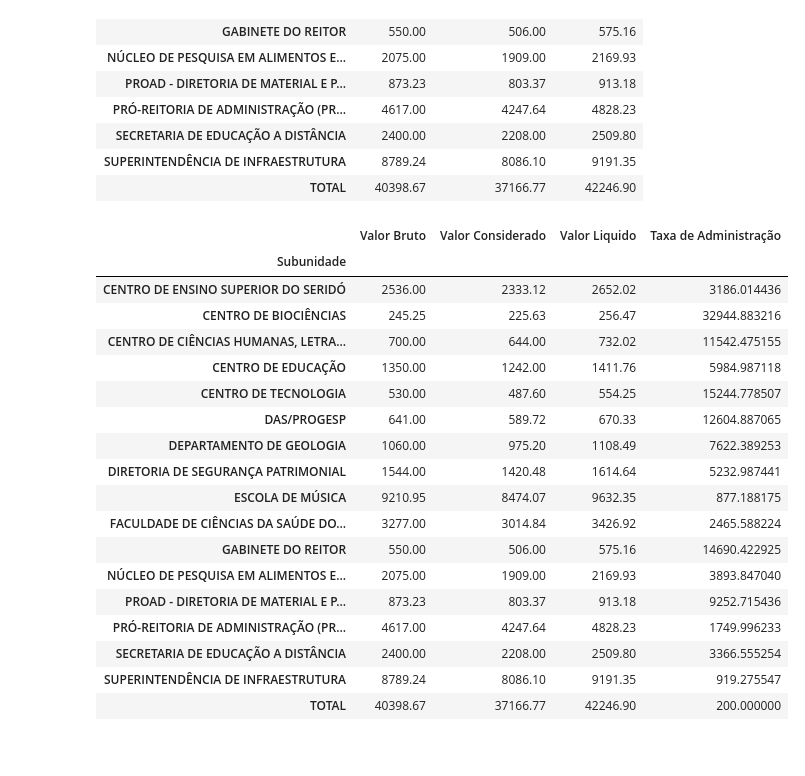
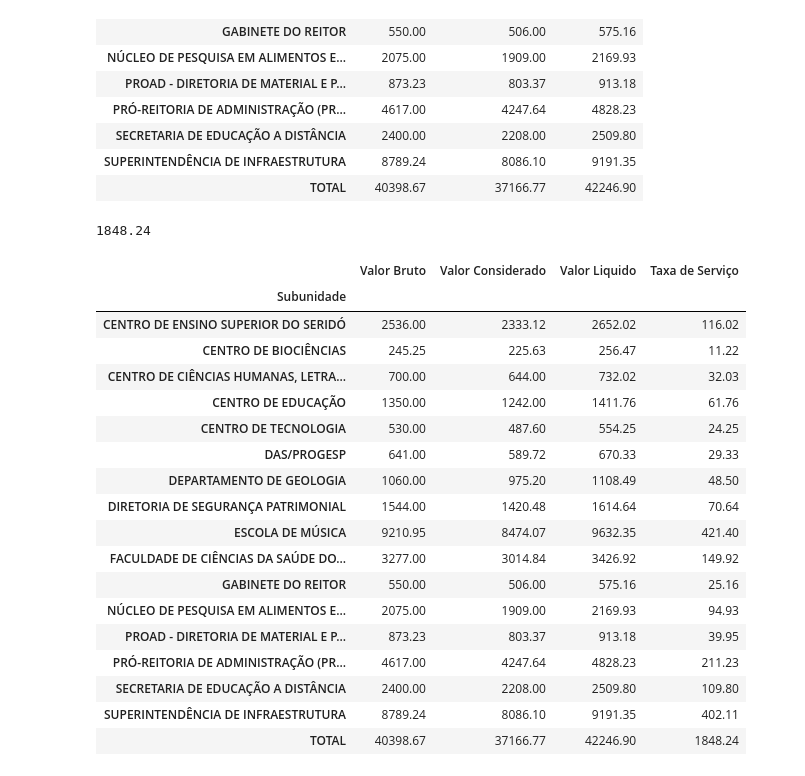
Before and after one commit to andersongiulliano/curso_extensao_pandas, a Jupyter notebook: Terceiro_exemplo_de_manipulação_de_dados_usando_Python_Pandas.ipynb, the cells around one changed output. Saved outputs shown, nothing was run; the diff lists cells and outputs as text; code cells hidden in the pictures.

```diff
--- a/Terceiro_exemplo_de_manipulação_de_dados_usando_Python_Pandas.ipynb
+++ b/Terceiro_exemplo_de_manipulação_de_dados_usando_Python_Pandas.ipynb
@@ -105,31 +105,31 @@ display(soma_serv)
 | SUPERINTENDÊNCIA DE INFRAESTRUTURA | 8789.24 | 8086.10 | 9191.35 |
 | TOTAL | 40398.67 | 37166.77 | 42246.90 |
 # %%
-# Calcular a taxa de serviço em um nova coluna distribuído proporcionalmente por suubnidade
+# Calcular a taxa de serviço em um nova coluna distribuído proporcionalmente por subunidade
 
-soma_serv['Taxa de Administração'] = soma_serv['Valor Considerado'].sum(axis = 0)/soma_serv['Valor Considerado']*100
+taxa = float(input())
 
-
-
+soma_serv['Taxa de Serviço'] = (soma_serv['Valor Considerado']/soma_serv['Valor Considerado'].iloc[-1]*taxa ).round(2)
 
 display(soma_serv)
 # %% [output]
+1848.24
-|  | Valor Bruto | Valor Considerado | Valor Liquido | Taxa de Administração |
+|  | Valor Bruto | Valor Considerado | Valor Liquido | Taxa de Serviço |
 | Subunidade |  |  |  |  |
-| CENTRO DE ENSINO SUPERIOR DO SERIDÓ | 2536.00 | 2333.12 | 2652.02 | 3186.014436 |
-| CENTRO DE BIOCIÊNCIAS | 245.25 | 225.63 | 256.47 | 32944.883216 |
-| CENTRO DE CIÊNCIAS HUMANAS, LETRA... | 700.00 | 644.00 | 732.02 | 11542.475155 |
-| CENTRO DE EDUCAÇÃO | 1350.00 | 1242.00 | 1411.76 | 5984.987118 |
-| CENTRO DE TECNOLOGIA | 530.00 | 487.60 | 554.25 | 15244.778507 |
-| DAS/PROGESP | 641.00 | 589.72 | 670.33 | 12604.887065 |
-| DEPARTAMENTO DE GEOLOGIA | 1060.00 | 975.20 | 1108.49 | 7622.389253 |
-| DIRETORIA DE SEGURANÇA PATRIMONIAL | 1544.00 | 1420.48 | 1614.64 | 5232.987441 |
-| ESCOLA DE MÚSICA | 9210.95 | 8474.07 | 9632.35 | 877.188175 |
-| FACULDADE DE CIÊNCIAS DA SAÚDE DO... | 3277.00 | 3014.84 | 3426.92 | 2465.588224 |
-| GABINETE DO REITOR | 550.00 | 506.00 | 575.16 | 14690.422925 |
-| NÚCLEO DE PESQUISA EM ALIMENTOS E... | 2075.00 | 1909.00 | 2169.93 | 3893.847040 |
-| PROAD - DIRETORIA DE MATERIAL E P... | 873.23 | 803.37 | 913.18 | 9252.715436 |
-| PRÓ-REITORIA DE ADMINISTRAÇÃO (PR... | 4617.00 | 4247.64 | 4828.23 | 1749.996233 |
-| SECRETARIA DE EDUCAÇÃO A DISTÂNCIA | 2400.00 | 2208.00 | 2509.80 | 3366.555254 |
-| SUPERINTENDÊNCIA DE INFRAESTRUTURA | 8789.24 | 8086.10 | 9191.35 | 919.275547 |
-| TOTAL | 40398.67 | 37166.77 | 42246.90 | 200.000000 |
+| CENTRO DE ENSINO SUPERIOR DO SERIDÓ | 2536.00 | 2333.12 | 2652.02 | 116.02 |
+| CENTRO DE BIOCIÊNCIAS | 245.25 | 225.63 | 256.47 | 11.22 |
+| CENTRO DE CIÊNCIAS HUMANAS, LETRA... | 700.00 | 644.00 | 732.02 | 32.03 |
+| CENTRO DE EDUCAÇÃO | 1350.00 | 1242.00 | 1411.76 | 61.76 |
+| CENTRO DE TECNOLOGIA | 530.00 | 487.60 | 554.25 | 24.25 |
+| DAS/PROGESP | 641.00 | 589.72 | 670.33 | 29.33 |
+| DEPARTAMENTO DE GEOLOGIA | 1060.00 | 975.20 | 1108.49 | 48.50 |
+| DIRETORIA DE SEGURANÇA PATRIMONIAL | 1544.00 | 1420.48 | 1614.64 | 70.64 |
+| ESCOLA DE MÚSICA | 9210.95 | 8474.07 | 9632.35 | 421.40 |
+| FACULDADE DE CIÊNCIAS DA SAÚDE DO... | 3277.00 | 3014.84 | 3426.92 | 149.92 |
+| GABINETE DO REITOR | 550.00 | 506.00 | 575.16 | 25.16 |
+| NÚCLEO DE PESQUISA EM ALIMENTOS E... | 2075.00 | 1909.00 | 2169.93 | 94.93 |
+| PROAD - DIRETORIA DE MATERIAL E P... | 873.23 | 803.37 | 913.18 | 39.95 |
+| PRÓ-REITORIA DE ADMINISTRAÇÃO (PR... | 4617.00 | 4247.64 | 4828.23 | 211.23 |
+| SECRETARIA DE EDUCAÇÃO A DISTÂNCIA | 2400.00 | 2208.00 | 2509.80 | 109.80 |
+| SUPERINTENDÊNCIA DE INFRAESTRUTURA | 8789.24 | 8086.10 | 9191.35 | 402.11 |
+| TOTAL | 40398.67 | 37166.77 | 42246.90 | 1848.24 |
```
